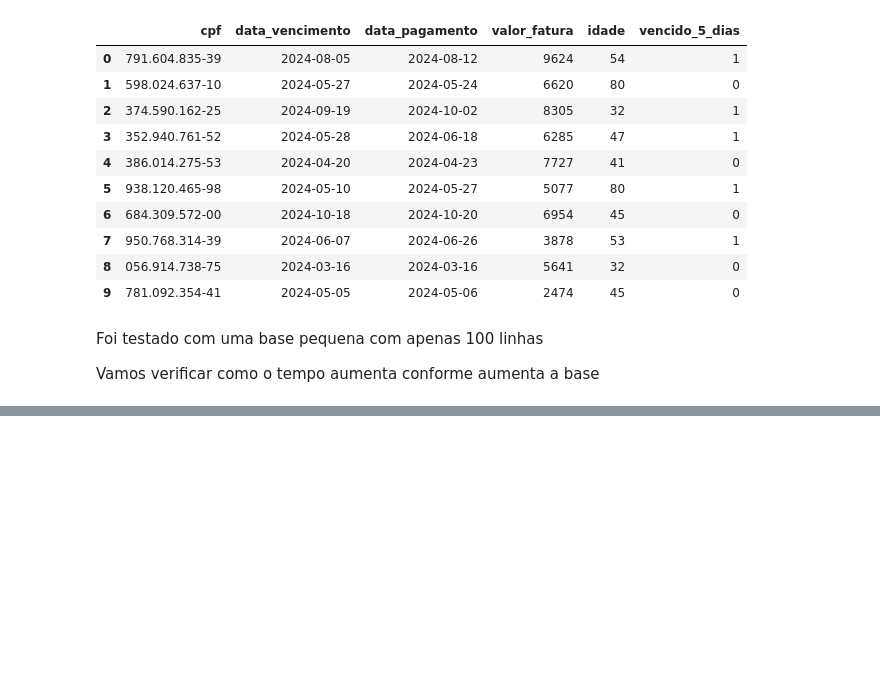
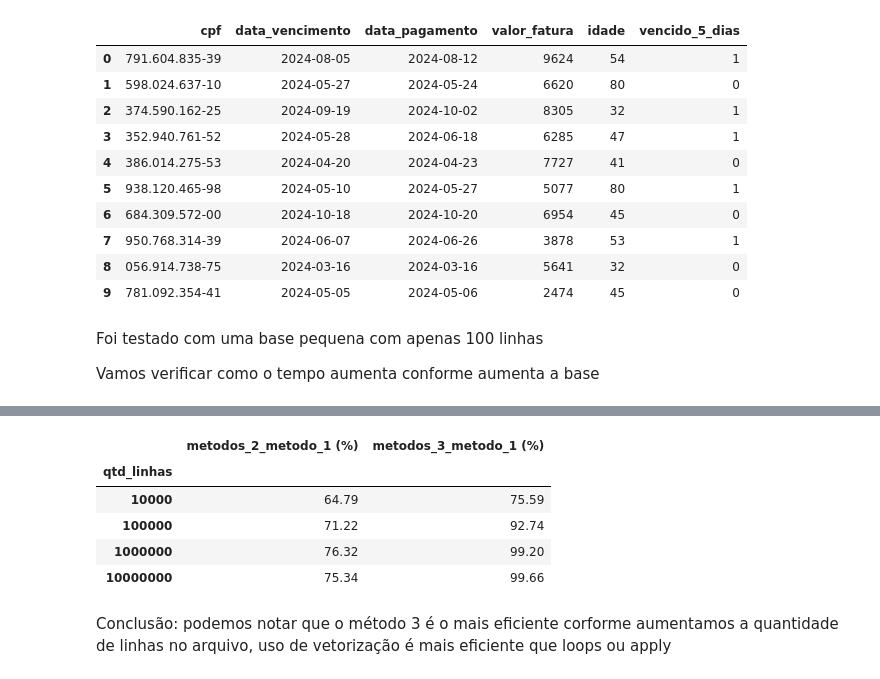
Before and after one commit to Brenosmith/TempoDeExecucaoAcaoDataframe, a Jupyter notebook: source/TempLoopDataframe.ipynb, the cells around one changed output, grey strips where cells are left out. Cells and saved outputs as stored; diff of their text form; code cells hidden in the pictures; blank space fills up the shorter version.

Commit message:
Inclusão de calculo de efetividade e ajustes no readme

```diff
--- a/source/TempLoopDataframe.ipynb
+++ b/source/TempLoopDataframe.ipynb
@@ -339,0 +376,16 @@ resultados.plot(kind='line',
+# %%
+efetividade = pd.DataFrame()
+
+efetividade['metodos_2_metodo_1 (%)'] = ((resultados['metodo_1'] - resultados['metodo_2']) / resultados['metodo_1'] * 100).round(2)
+efetividade['metodos_3_metodo_1 (%)'] = ((resultados['metodo_1'] - resultados['metodo_3']) / resultados['metodo_1'] * 100).round(2)
+
+efetividade
+# %% [output]
+|  | metodos_2_metodo_1 (%) | metodos_3_metodo_1 (%) |
+| qtd_linhas |  |  |
+| 10000 | 64.79 | 75.59 |
+| 100000 | 71.22 | 92.74 |
+| 1000000 | 76.32 | 99.20 |
+| 10000000 | 75.34 | 99.66 |
+# %% [markdown]
+Conclusão: podemos notar que o método 3 é o mais eficiente corforme aumentamos a quantidade de linhas no arquivo, uso de vetorização é mais eficiente que loops ou apply
```
Also changed, not shown: parts of 13 cells of this notebook, 1 other file.
